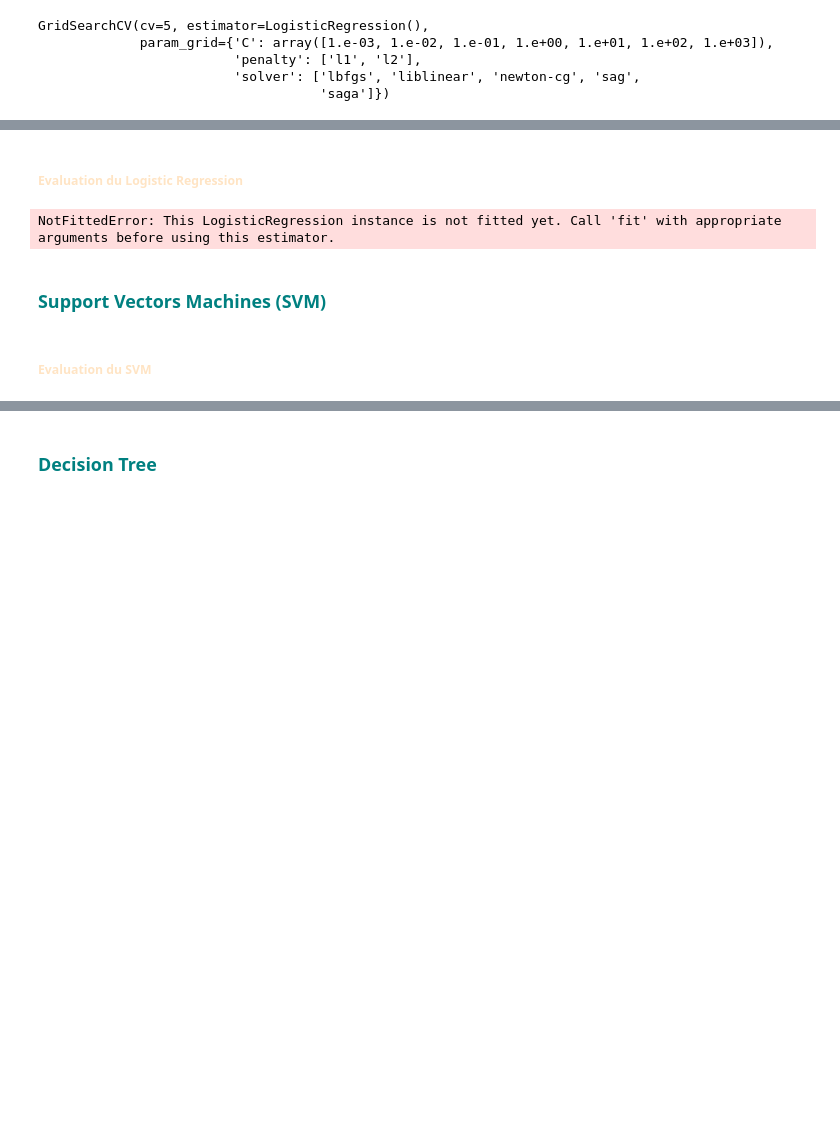
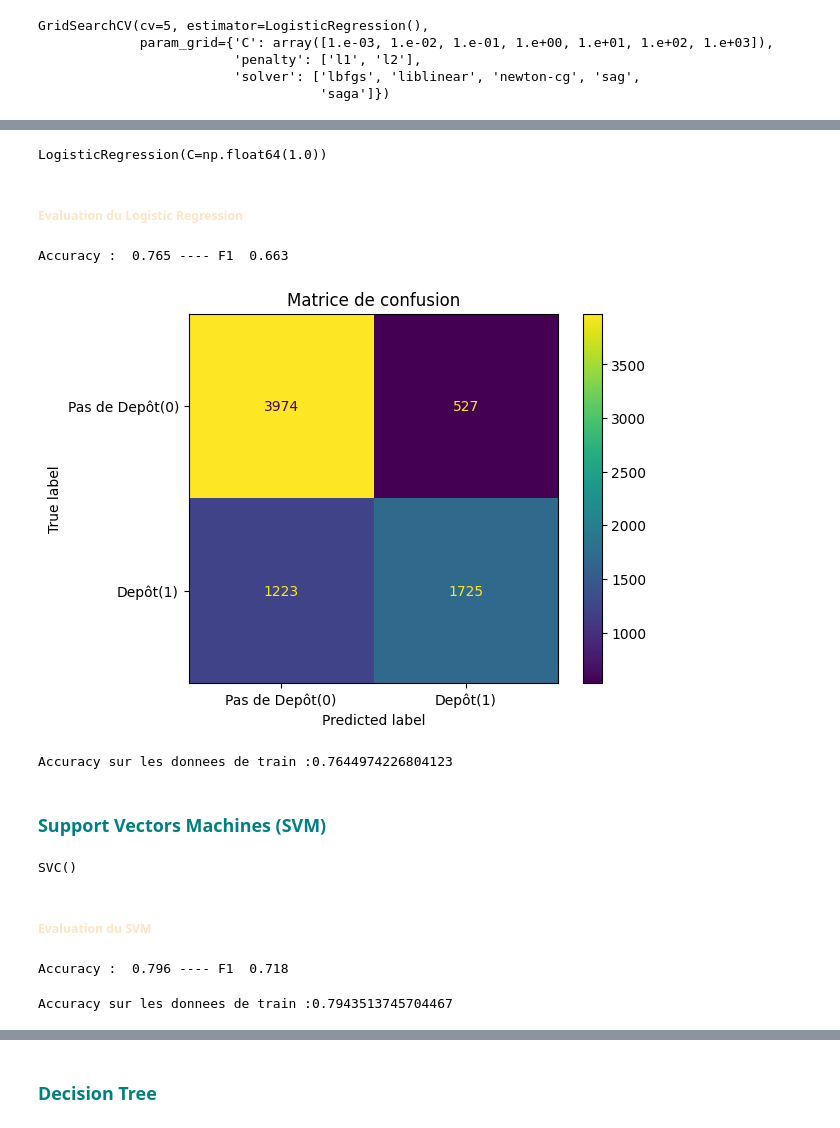
Before and after one commit to karaguaIA/Supervised-Learning-, a Jupyter notebook: Classification/Clas_Log_Reg_SVM_Decision_Tree_uncomplet.ipynb, the cells around one changed output, grey strips where cells are left out. Drawn from its saved outputs; the diff is of its cells as text; code cells hidden in the pictures; blank space fills up the shorter version.

Commit message:
comparaison des plusieurs models

```diff
--- a/Classification/Clas_Log_Reg_SVM_Decision_Tree_uncomplet.ipynb
+++ b/Classification/Clas_Log_Reg_SVM_Decision_Tree_uncomplet.ipynb
@@ -292,5 +295,9 @@ GridSearchCV(cv=5, estimator=LogisticRegression(),
 # %%
 # Entrainer la logistic regression en utilisant les paramètres optimaux
+lg_model = LogisticRegression(C= np.float64(1.0), penalty = 'l2', solver = 'lbfgs')
+lg_model.fit(x_train,y_train)
+# %% [output]
+LogisticRegression(C=np.float64(1.0))
 # %% [markdown]
 ##### <font color ='bisque'>Evaluation du Logistic Regression<font>
 # %%
@@ -299,18 +311,26 @@ from sklearn.metrics import f1_score, accuracy_score
 # %%
 # Accuracy sur les données train
+acc_lg, f1_lg = evaluation(lg_model)
+print(f'Accuracy : {acc_lg: .3f} ---- F1 {f1_lg: .3f}')
+# %% [output]
+Accuracy :  0.765 ---- F1  0.663
 # %%
 # Importer ConfusionMatrixDisplay
 from sklearn.metrics import confusion_matrix, ConfusionMatrixDisplay
-# y_pred:  prédictions du modèle sur les données validation
-y_pred = lg.predict(x_val)
-# Confusion matrix
-cnf_matr = confusion_matrix(y_val, y_pred, labels=[0,1])
+def CM_funct(model):
+    # y_pred:  prédictions du modèle sur les données validation
+    y_pred = model.predict(x_val)
+    # Confusion matrix
+    cnf_matr = confusion_matrix(y_val, y_pred, labels=[0,1])
 
-# Utiliser ConfusionMatrixDisplay pour visualiser la matrice de confusion
-disp = ConfusionMatrixDisplay(confusion_matrix=cnf_matr,
-                              display_labels=['Pas de Depôt(0)','Depôt(1)'])
-disp.plot() # Afficher la matrice de confusion
-plt.title('Matrice de confusion') # Définir le titre
-plt.show() # Afficher la figure
+    # Utiliser ConfusionMatrixDisplay pour visualiser la matrice de confusion
+    disp = ConfusionMatrixDisplay(confusion_matrix=cnf_matr,
+                                  display_labels=['Pas de Depôt(0)','Depôt(1)'])
+    disp.plot() # Afficher la matrice de confusion
+    plt.title('Matrice de confusion') # Définir le titre
+    plt.show() # Afficher la figure
-# %% [output]
-NotFittedError: This LogisticRegression instance is not fitted yet. Call 'fit' with appropriate arguments before using this estimator.
+# %%
+# matricce de confusion pour le lg
+CM_funct(lg_model)
+# %% [output]
+[figure, added]
@@ -317,3 +342,7 @@ NotFittedError: This LogisticRegression instance is not fitted yet. Call 'fit' w
+# %%
+evaluation_train(lg_model)
+# %% [output]
+Accuracy sur les donnees de train :0.7644974226804123
 # %% [markdown]
 ### <font color = 'teal'>Support Vectors Machines (SVM)<font>
 # %%
@@ -331,7 +360,16 @@ grid_.fit(x_train, y_train)
 # afficher les paramètres optimaux
 # %%
 # Entrainer svm en utilisant les paramètres optimaux, C = 1.0, kernel ='rbf'
+from sklearn.svm import SVC
+svm_model = SVC(C = 1.0, kernel ='rbf')
+svm_model.fit(x_train, y_train)
+# %% [output]
+SVC()
 # %% [markdown]
 ##### <font color ='bisque'>Evaluation du SVM<font>
 # %%
 # Accuracy et F1 score du modèle sur les données de validation
+acc_svm, f1_svm = evaluation(svm_model)
+print(f'Accuracy : {acc_svm: .3f} ---- F1 {f1_svm: .3f}')
+# %% [output]
+Accuracy :  0.796 ---- F1  0.718
@@ -351,0 +376,5 @@ plt.show() # Afficher la figure
+# %%
+#ecaluation sur les donnees d'entrainement
+evaluation_train(svm_model)
+# %% [output]
+Accuracy sur les donnees de train :0.7943513745704467
```
Also changed, not shown: parts of 16 cells of this notebook.
